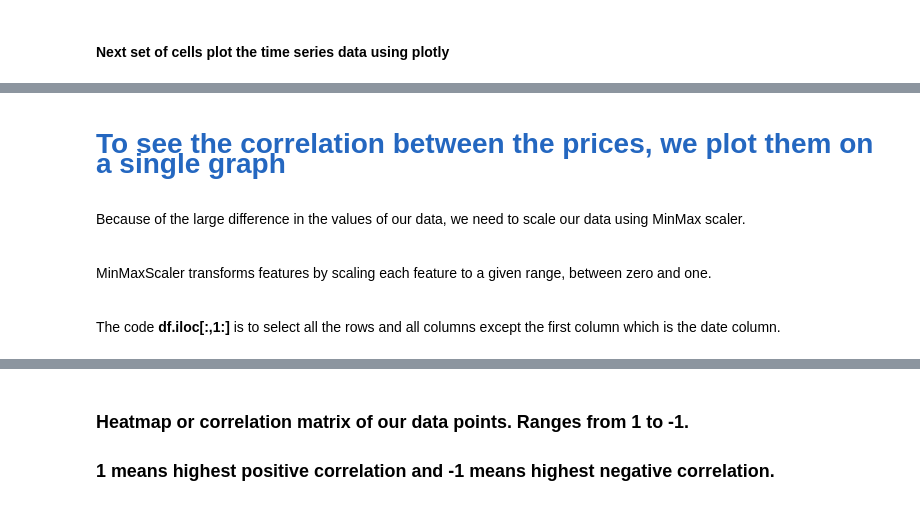
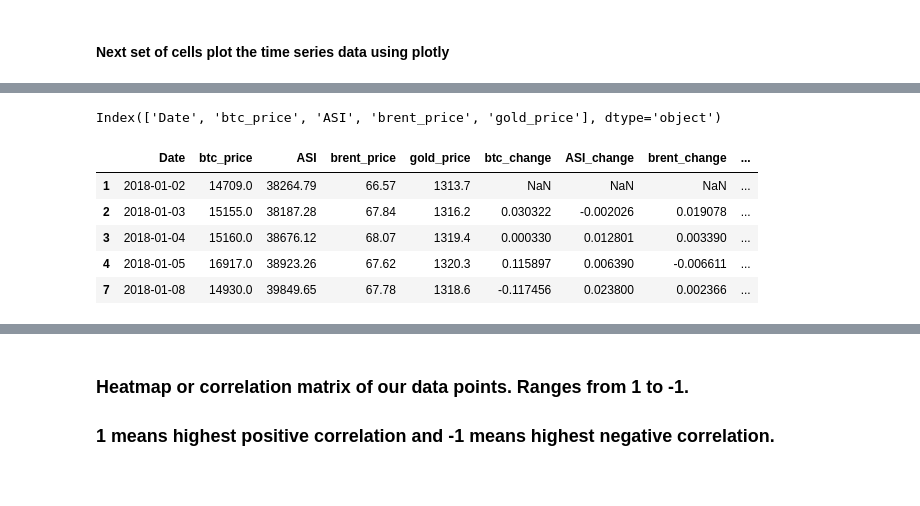
Before and after one commit to lamideoye/takehome, a Jupyter notebook: Take Home Assignment.ipynb, the cells around one changed output, grey strips where cells are left out. Saved outputs shown, nothing was run; the diff lists cells and outputs as text; code cells hidden in the pictures.

Commit message:
using pct daily change

```diff
--- a/Take Home Assignment.ipynb
+++ b/Take Home Assignment.ipynb
@@ -206,11 +208,3 @@ iplot({
 },image_width=50, image_height=50)
 # %% [output]
 [interactive output not drawn]
-# %% [markdown]
-<h4 style="font-size:2em;color:#2467C0">To see the correlation between the prices, we plot them on a single graph</h4>
-
-<br>Because of the large difference in the values of our data, we need to scale our data using  MinMax scaler.
-
-<br>MinMaxScaler transforms features by scaling each feature to a given range, between zero and one.
-
-<br>The code <b>df.iloc[:,1:]</b> is to select all the rows and all columns except the first column which is the date column.
@@ -219,0 +211,4 @@ df.iloc[:,1:] = scale.fit_transform(df.iloc[:,1:])
+# %%
+df.columns
+# %% [output]
+Index(['Date', 'btc_price', 'ASI', 'brent_price', 'gold_price'], dtype='object')
@@ -220,3 +220,12 @@ df.iloc[:,1:] = scale.fit_transform(df.iloc[:,1:])
+# %%
+df.head()
+# %% [output]
+|  | Date | btc_price | ASI | brent_price | gold_price | btc_change | ASI_change | brent_change | ... |
+| 1 | 2018-01-02 | 14709.0 | 38264.79 | 66.57 | 1313.7 | NaN | NaN | NaN | ... |
+| 2 | 2018-01-03 | 15155.0 | 38187.28 | 67.84 | 1316.2 | 0.030322 | -0.002026 | 0.019078 | ... |
+| 3 | 2018-01-04 | 15160.0 | 38676.12 | 68.07 | 1319.4 | 0.000330 | 0.012801 | 0.003390 | ... |
+| 4 | 2018-01-05 | 16917.0 | 38923.26 | 67.62 | 1320.3 | 0.115897 | 0.006390 | -0.006611 | ... |
+| 7 | 2018-01-08 | 14930.0 | 39849.65 | 67.78 | 1318.6 | -0.117456 | 0.023800 | 0.002366 | ... |
 # %%
 # first line plot
 nse = go.Scatter(x = df['Date'],
```
Also changed, not shown: parts of 4 cells of this notebook.
